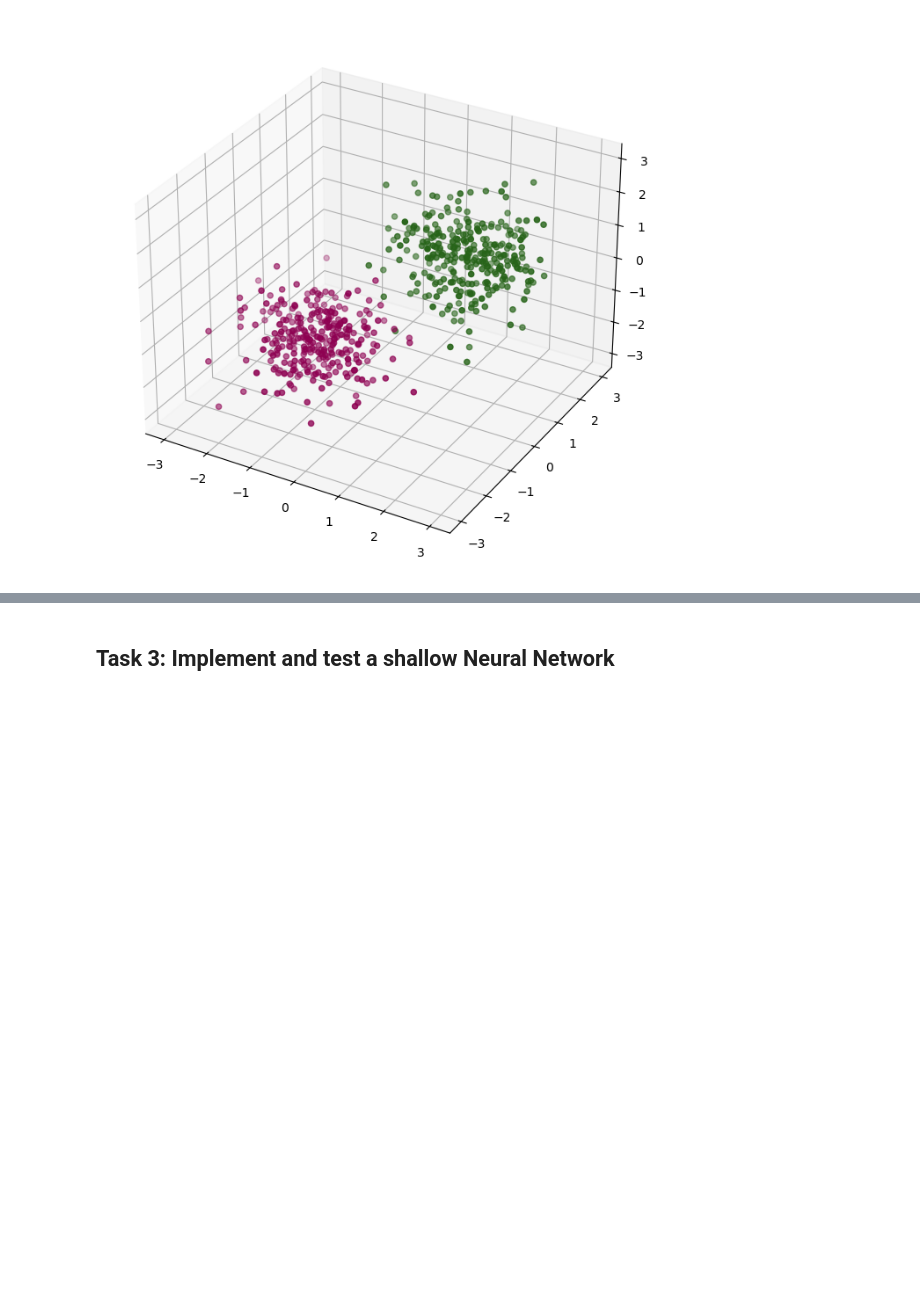
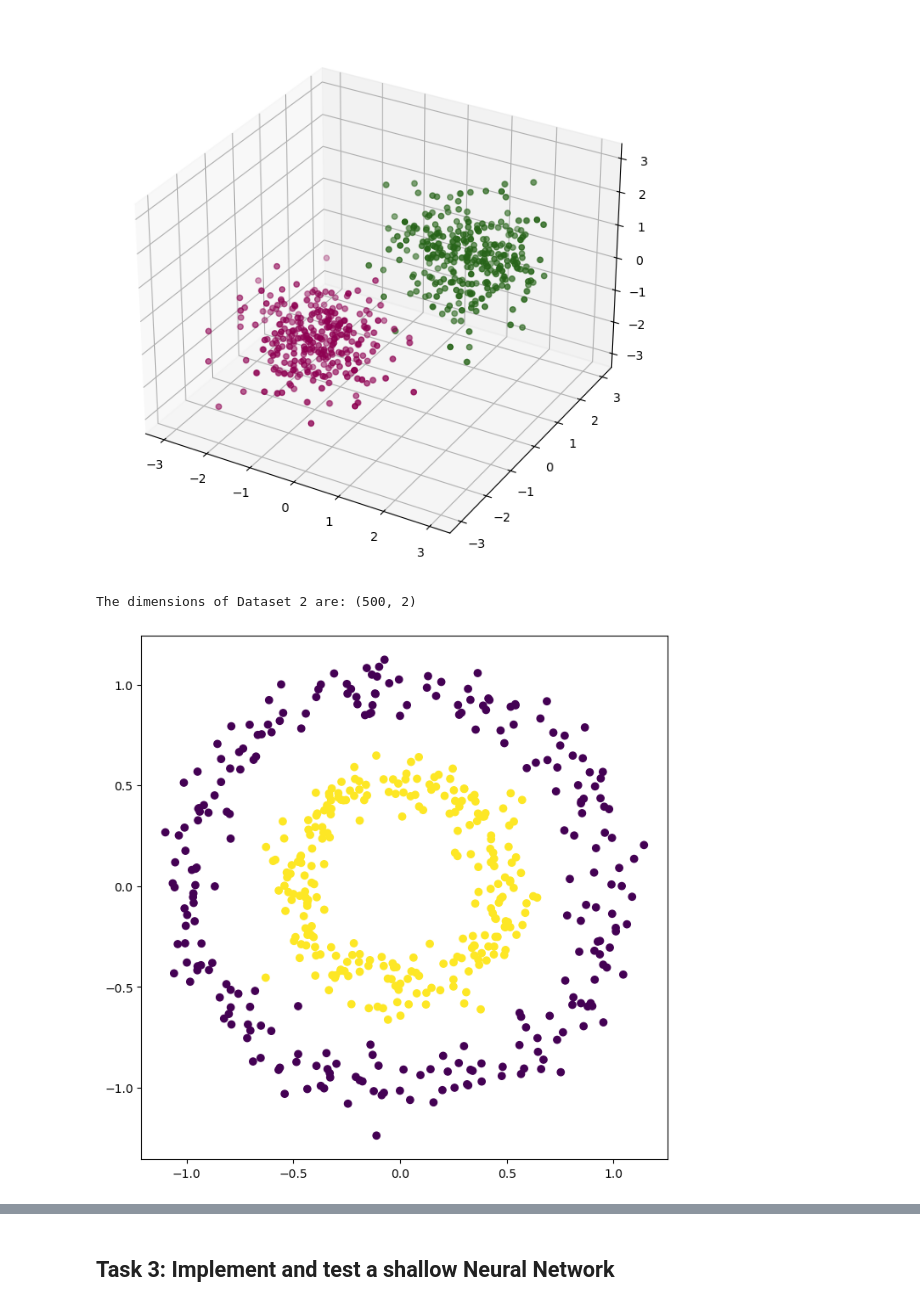
Before and after one commit to aakanksha1500/CT5133_DL_colab, a Jupyter notebook: DL_Assignment1_latest.ipynb, the cells around one changed output, grey strips where cells are left out. Drawn from its saved outputs; the diff is of its cells as text; code cells hidden in the pictures; blank space fills up the shorter version.

Commit message:
implemented task 2 for second dataset

```diff
--- a/DL_Assignment1_latest.ipynb
+++ b/DL_Assignment1_latest.ipynb
@@ -166,3 +175,31 @@ plt.show()
 plt.close(fig)
 # %% [output]
 [figure]
+# %%
+# Loading Dataset 2
+# Use pandas to read the CSV file as a dataframe
+df2 = pd.read_csv(r"C:\Users\anush\Downloads\circles500 (1).csv")
+
+# The y values are those labelled 'Class': extract their values
+y2 = df2['Class'].values
+
+# The x values are all other columns
+del df2['Class']   # drop the 'Class' column from the dataframe
+X2 = df2.values     # convert the remaining columns to a numpy array
+# %%
+# Check its dimensions
+
+print(f"The dimensions of Dataset 2 are: {np.shape(X2)}")
+# %% [output]
+The dimensions of Dataset 2 are: (500, 2)
+# %%
+# plot X[0] vs X[1] and colour points according to the class, y
+
+fig, ax = plt.subplots(figsize=(8, 8))
+
+ax.scatter(X2[:,0], X2[:,1], c=y2)
+
+plt.show()
+plt.close(fig)
+# %% [output]
+[figure, added]
```
Also changed, not shown: parts of 4 cells of this notebook.
